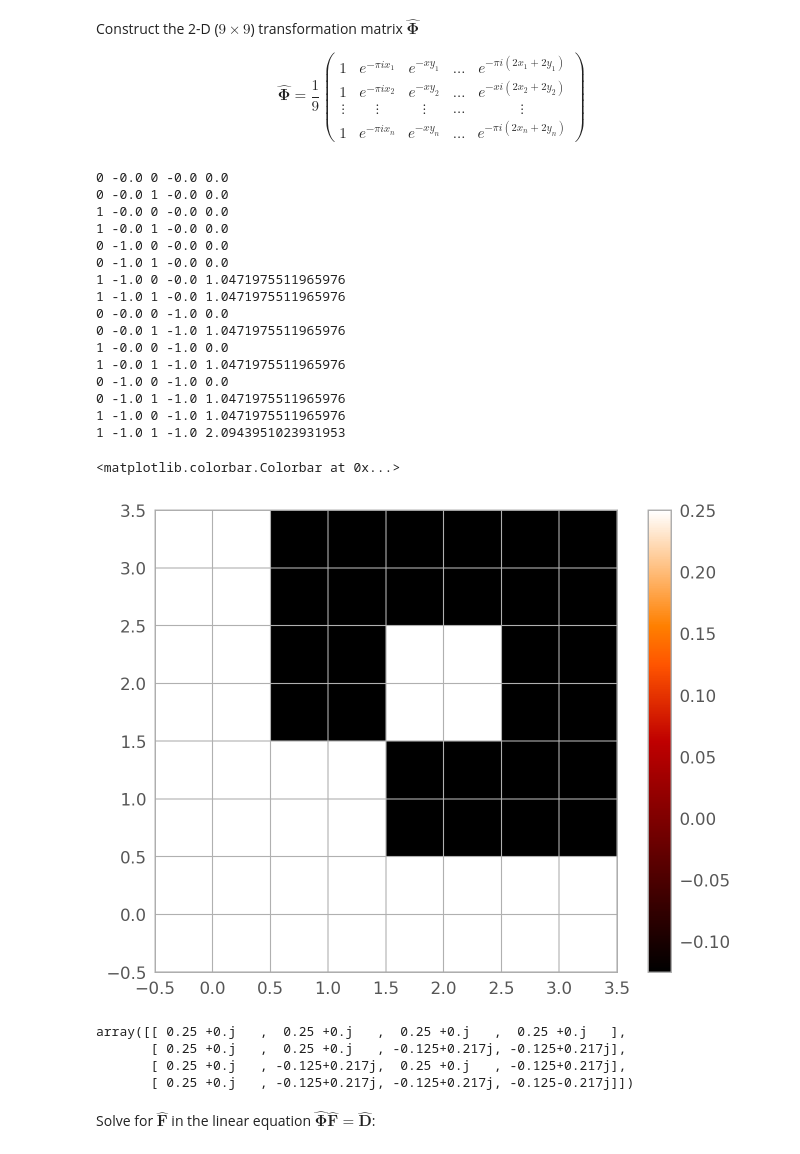
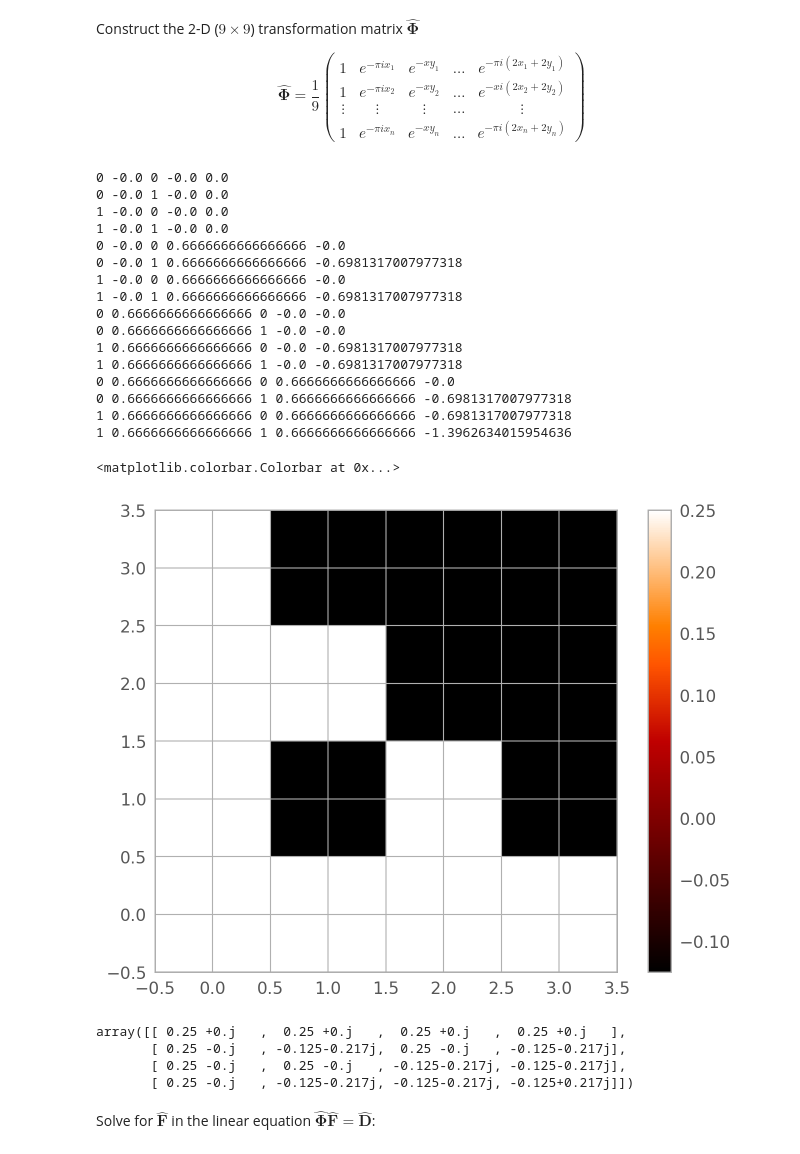
Before and after one commit to Chisen-Lupus/proper-dither, a Jupyter notebook: demo.ipynb, the cells around one changed output. Saved outputs shown, nothing was run; the diff lists cells and outputs as text; code cells hidden in the pictures.

```diff
--- a/demo.ipynb
+++ b/demo.ipynb
@@ -466,18 +466,25 @@ for cutout_path in cutout_paths:
 
 factor = 2
 
-orig_atlas = test_atlas_2x
-# centroids_large = np.array([[0, 0],
-#                             [1, 0],
-#                             [0, 1],
-#                             [1, 1]])
+# orig_atlas = test_atlas_2x
+# # centroids_large = np.array([[0, 0],
+# #                             [1, 0],
+# #                             [0, 1],
+# #                             [1, 1]])
 
-centroids_floor = np.array([[14]*2]*4)
+# centroids_floor = np.array([[14]*2]*4)
 
-centroids_dec = -np.array([[0, 0],
-                          [0.5, 0],
-                          [0, 0.5],
-                          [0.5, 0.5]])
+# centroids_dec = -np.array([[0, 0],
+#                           [0.5, 0],
+#                           [0, 0.5],
+#                           [0.5, 0.5]])
+
+centroids_floor = np.array([[9]*2]*4)
+orig_atlas = test_atlas
+centroids_dec = np.array([[0, 0],
+                     [0, -1/3],
+                     [-1/3, 0],
+                     [-1/3, -1/3]])
 # %% [markdown]
 Pad the images to align the centers
 # %%
@@ -530,5 +537,5 @@ plt.show()
 # %%
-centroids_large = -centroids_dec*factor
+centroids_large = centroids_dec*factor
 # %% [markdown]
 enlarge images
 # %%
@@ -564,7 +571,7 @@ plt.colorbar()
 # %% [markdown]
 Construct the 3-D ($9\times ny \times nx$) detection matrix $\hat{\textbf D}$
 # %%
-X, Y = np.meshgrid(np.arange(nx)/nx, np.arange(ny)/ny)
+Y, X = np.meshgrid(np.arange(nx)/nx, np.arange(ny)/ny)
 
 D_hat = []
 for i in range(N_image):
@@ -574,8 +581,8 @@ for i in range(N_image):
     # dy = centroids[i, 1]
     # dx = int(dx)
     # dy = int(dy)
-    dx = centroids_large[i, 0]
-    dy = centroids_large[i, 1]
+    dx = -centroids_large[i, 0]
+    dy = -centroids_large[i, 1]
     large_data_hat_shifted = large_data_hat*np.exp(-2*np.pi*1j*(X*dx+Y*dy))
     D_hat.append(large_data_hat_shifted)
     # D_hat.append(large_data_hat)
@@ -618,49 +625,49 @@ $$
 # %%
 # x = centroids.T[0] - centroids[0, 0]
 # y = centroids.T[1] - centroids[0, 1]
 
 Phi_hat = np.zeros((N_image, factor**2), dtype=D_hat.dtype)
 for i in range(N_image):
     for j in range(factor**2):
         dx = -centroids_large[i, 0]
         dy = -centroids_large[i, 1]
         mx = j//factor
         my = j%factor
         print(mx, dx, my, dy, -np.pi*(mx*dx+my*dy)/3)
-        Phi_hat[i, j] = np.exp(-2*np.pi*1j*(mx*dx+my*dy)/3)
+        Phi_hat[i, j] = np.exp(-2*np.pi*1j*(mx*dx+my*dy)/factor)
 Phi_hat = Phi_hat/N_image
 
 
 
 
 plt.imshow(Phi_hat.real)
 plt.colorbar()
 # %% [output]
 0 -0.0 0 -0.0 0.0
 0 -0.0 1 -0.0 0.0
 1 -0.0 0 -0.0 0.0
 1 -0.0 1 -0.0 0.0
-0 -1.0 0 -0.0 0.0
-0 -1.0 1 -0.0 0.0
-1 -1.0 0 -0.0 1.0471975511965976
-1 -1.0 1 -0.0 1.0471975511965976
-0 -0.0 0 -1.0 0.0
-0 -0.0 1 -1.0 1.0471975511965976
-1 -0.0 0 -1.0 0.0
-1 -0.0 1 -1.0 1.0471975511965976
-0 -1.0 0 -1.0 0.0
-0 -1.0 1 -1.0 1.0471975511965976
-1 -1.0 0 -1.0 1.0471975511965976
-1 -1.0 1 -1.0 2.0943951023931953
+0 -0.0 0 0.6666666666666666 -0.0
+0 -0.0 1 0.6666666666666666 -0.6981317007977318
+1 -0.0 0 0.6666666666666666 -0.0
+1 -0.0 1 0.6666666666666666 -0.6981317007977318
+0 0.6666666666666666 0 -0.0 -0.0
+0 0.6666666666666666 1 -0.0 -0.0
+1 0.6666666666666666 0 -0.0 -0.6981317007977318
+1 0.6666666666666666 1 -0.0 -0.6981317007977318
+0 0.6666666666666666 0 0.6666666666666666 -0.0
+0 0.6666666666666666 1 0.6666666666666666 -0.6981317007977318
+1 0.6666666666666666 0 0.6666666666666666 -0.6981317007977318
+1 0.6666666666666666 1 0.6666666666666666 -1.3962634015954636
 <matplotlib.colorbar.Colorbar at 0x...>
-[figure, old version]
+[figure, new version]
 # %%
 Phi_hat
 # %% [output]
 array([[ 0.25 +0.j   ,  0.25 +0.j   ,  0.25 +0.j   ,  0.25 +0.j   ],
-       [ 0.25 +0.j   ,  0.25 +0.j   , -0.125+0.217j, -0.125+0.217j],
-       [ 0.25 +0.j   , -0.125+0.217j,  0.25 +0.j   , -0.125+0.217j],
-       [ 0.25 +0.j   , -0.125+0.217j, -0.125+0.217j, -0.125-0.217j]])
+       [ 0.25 -0.j   , -0.125-0.217j,  0.25 -0.j   , -0.125-0.217j],
+       [ 0.25 -0.j   ,  0.25 -0.j   , -0.125-0.217j, -0.125-0.217j],
+       [ 0.25 -0.j   , -0.125-0.217j, -0.125-0.217j, -0.125+0.217j]])
 # %% [markdown]
 Solve for $\hat{\mathbf F}$ in the linear equation $\hat{\mathbf\Phi} \hat{\mathbf F} = \hat{\mathbf D}$:
 # %%
```
Also changed, not shown: parts of 24 cells of this notebook.
